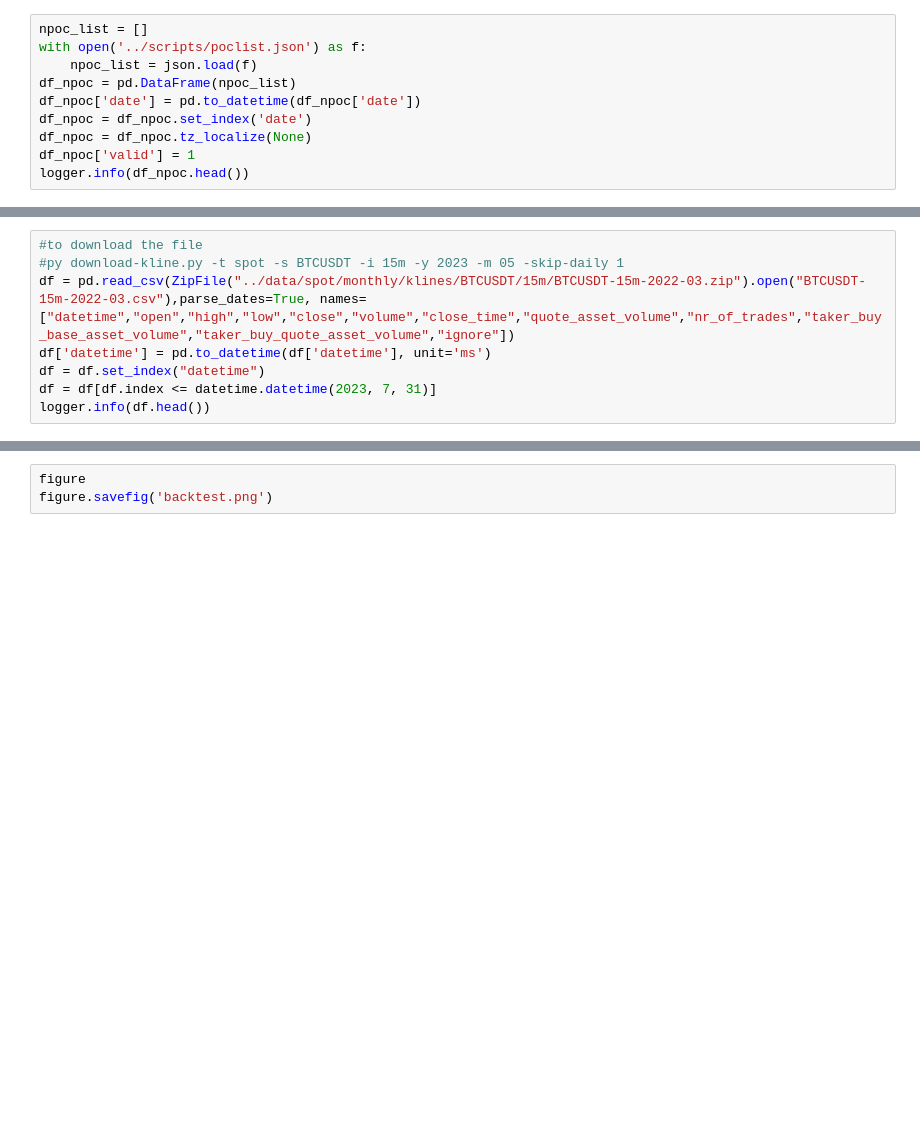
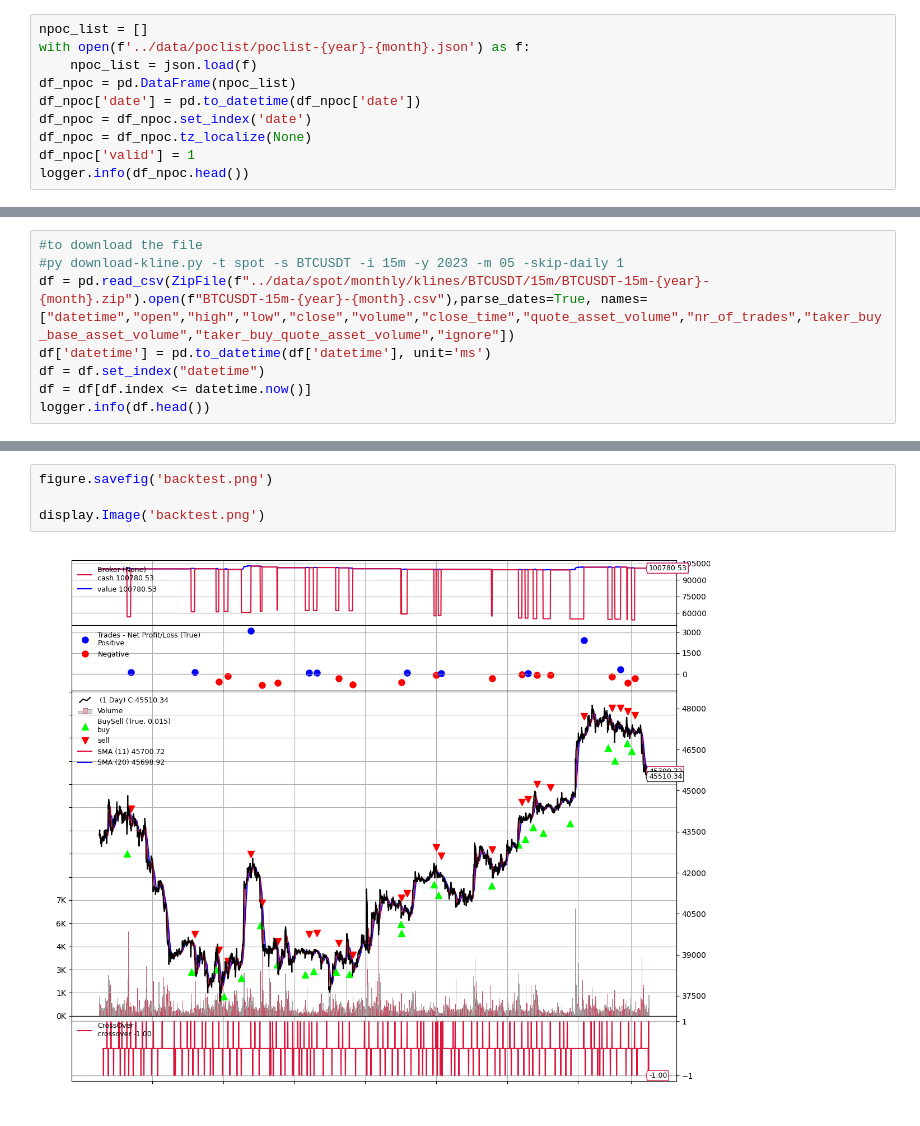
Before and after one commit to Arctek/volprofile, a Jupyter notebook: vol-profile/backtestnb.ipynb, the cells around one changed output, grey strips where cells are left out. Drawn from its saved outputs; the diff is of its cells as text; blank space fills up the shorter version.

Commit message:
moved poclist to data and added cells for setting up the data

```diff
--- a/vol-profile/backtestnb.ipynb
+++ b/vol-profile/backtestnb.ipynb
@@ -40,6 +80,6 @@ if not debug_logger.handlers:
 # %%
 npoc_list = []
-with open('../scripts/poclist.json') as f:
+with open(f'../data/poclist/poclist-{year}-{month}.json') as f:
     npoc_list = json.load(f)
 df_npoc = pd.DataFrame(npoc_list)
 df_npoc['date'] = pd.to_datetime(df_npoc['date'])
@@ -58,9 +98,9 @@ date
 # %%
 #to download the file
 #py download-kline.py -t spot -s BTCUSDT -i 15m -y 2023 -m 05 -skip-daily 1
-df = pd.read_csv(ZipFile("../data/spot/monthly/klines/BTCUSDT/15m/BTCUSDT-15m-2022-03.zip").open("BTCUSDT-15m-2022-03.csv"),parse_dates=True, names=["datetime","open","high","low","close","volume","close_time","quote_asset_volume","nr_of_trades","taker_buy_base_asset_volume","taker_buy_quote_asset_volume","ignore"])
+df = pd.read_csv(ZipFile(f"../data/spot/monthly/klines/BTCUSDT/15m/BTCUSDT-15m-{year}-{month}.zip").open(f"BTCUSDT-15m-{year}-{month}.csv"),parse_dates=True, names=["datetime","open","high","low","close","volume","close_time","quote_asset_volume","nr_of_trades","taker_buy_base_asset_volume","taker_buy_quote_asset_volume","ignore"])
 df['datetime'] = pd.to_datetime(df['datetime'], unit='ms')
 df = df.set_index("datetime")
-df = df[df.index <= datetime.datetime(2023, 7, 31)]
+df = df[df.index <= datetime.now()]
 logger.info(df.head())
 # %% [output]
@@ -195,5 +236,8 @@ figure = cerebro.plot(plotter=None, numfigs=1, iplot=True, ytight= False,yadjust
 [interactive output not drawn]
 [interactive output not drawn]
 # %%
-figure
 figure.savefig('backtest.png')
+
+display.Image('backtest.png')
+# %% [output]
+[figure, added]
```
Also changed, not shown: parts of 9 cells of this notebook, 3 other files.
